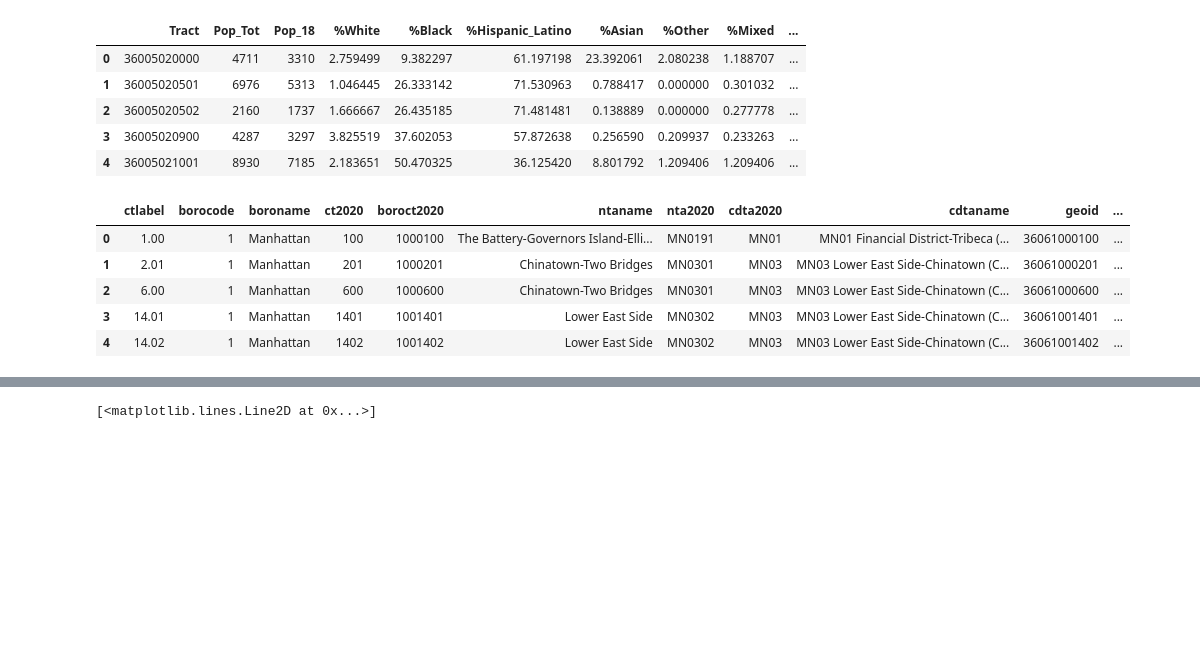
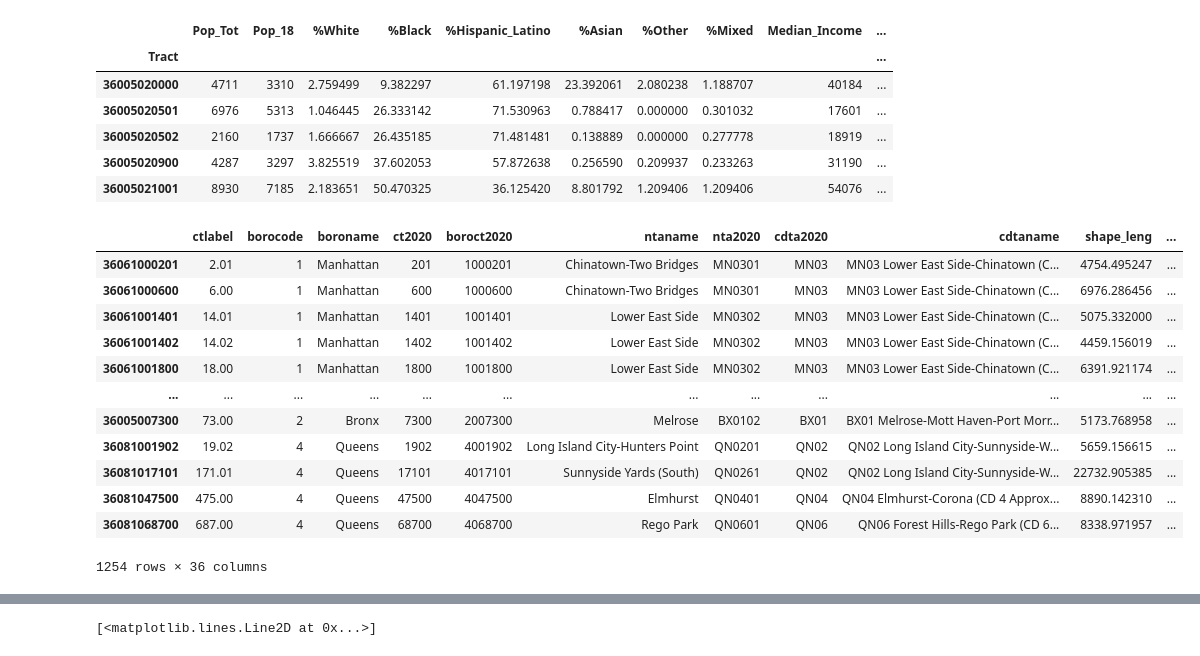
Before and after one commit to emj1020/complex_urban_systems_finalproj, a Jupyter notebook: Scripts/SAMI.ipynb, the cells around one changed output, grey strips where cells are left out. Cells and saved outputs as stored; diff of their text form; code cells hidden in the pictures; blank space fills up the shorter version.

```diff
--- a/Scripts/SAMI.ipynb
+++ b/Scripts/SAMI.ipynb
@@ -6,22 +6,32 @@ import geopandas as gpd
 from shapely.wkt import loads
 import statsmodels.api as sm
 # %%
-tracts_demo = pd.read_csv('../Data/demog_tract_level.csv')
+tracts_demo = pd.read_csv('../Data/demog_tract_level.csv',index_col=0)
 tracts_demo.head()
 # %% [output]
-|  | Tract | Pop_Tot | Pop_18 | %White | %Black | %Hispanic_Latino | %Asian | %Other | %Mixed | ... |
-| 0 | 36005020000 | 4711 | 3310 | 2.759499 | 9.382297 | 61.197198 | 23.392061 | 2.080238 | 1.188707 | ... |
-| 1 | 36005020501 | 6976 | 5313 | 1.046445 | 26.333142 | 71.530963 | 0.788417 | 0.000000 | 0.301032 | ... |
-| 2 | 36005020502 | 2160 | 1737 | 1.666667 | 26.435185 | 71.481481 | 0.138889 | 0.000000 | 0.277778 | ... |
-| 3 | 36005020900 | 4287 | 3297 | 3.825519 | 37.602053 | 57.872638 | 0.256590 | 0.209937 | 0.233263 | ... |
-| 4 | 36005021001 | 8930 | 7185 | 2.183651 | 50.470325 | 36.125420 | 8.801792 | 1.209406 | 1.209406 | ... |
+|  | Pop_Tot | Pop_18 | %White | %Black | %Hispanic_Latino | %Asian | %Other | %Mixed | Median_Income | ... |
+| Tract |  |  |  |  |  |  |  |  |  | ... |
+| 36005020000 | 4711 | 3310 | 2.759499 | 9.382297 | 61.197198 | 23.392061 | 2.080238 | 1.188707 | 40184 | ... |
+| 36005020501 | 6976 | 5313 | 1.046445 | 26.333142 | 71.530963 | 0.788417 | 0.000000 | 0.301032 | 17601 | ... |
+| 36005020502 | 2160 | 1737 | 1.666667 | 26.435185 | 71.481481 | 0.138889 | 0.000000 | 0.277778 | 18919 | ... |
+| 36005020900 | 4287 | 3297 | 3.825519 | 37.602053 | 57.872638 | 0.256590 | 0.209937 | 0.233263 | 31190 | ... |
+| 36005021001 | 8930 | 7185 | 2.183651 | 50.470325 | 36.125420 | 8.801792 | 1.209406 | 1.209406 | 54076 | ... |
 # %%
-transit_access = pd.read_csv('../Data/tracts_subway_bus_access.csv',index_col=0)
-transit_access.head()
+# transit_access = pd.read_csv('../Data/tracts_subway_bus_access.csv',index_col=0)
+# transit_access.head()
+transit_access=pd.read_csv('../Data/commute_tt_results.csv',index_col=0)
+transit_access
 # %% [output]
-|  | ctlabel | borocode | boroname | ct2020 | boroct2020 | ntaname | nta2020 | cdta2020 | cdtaname | geoid | ... |
-| 0 | 1.00 | 1 | Manhattan | 100 | 1000100 | The Battery-Governors Island-Elli... | MN0191 | MN01 | MN01 Financial District-Tribeca (... | 36061000100 | ... |
-| 1 | 2.01 | 1 | Manhattan | 201 | 1000201 | Chinatown-Two Bridges | MN0301 | MN03 | MN03 Lower East Side-Chinatown (C... | 36061000201 | ... |
-| 2 | 6.00 | 1 | Manhattan | 600 | 1000600 | Chinatown-Two Bridges | MN0301 | MN03 | MN03 Lower East Side-Chinatown (C... | 36061000600 | ... |
-| 3 | 14.01 | 1 | Manhattan | 1401 | 1001401 | Lower East Side | MN0302 | MN03 | MN03 Lower East Side-Chinatown (C... | 36061001401 | ... |
-| 4 | 14.02 | 1 | Manhattan | 1402 | 1001402 | Lower East Side | MN0302 | MN03 | MN03 Lower East Side-Chinatown (C... | 36061001402 | ... |
+|  | ctlabel | borocode | boroname | ct2020 | boroct2020 | ntaname | nta2020 | cdta2020 | cdtaname | shape_leng | ... |
+| 36061000201 | 2.01 | 1 | Manhattan | 201 | 1000201 | Chinatown-Two Bridges | MN0301 | MN03 | MN03 Lower East Side-Chinatown (C... | 4754.495247 | ... |
+| 36061000600 | 6.00 | 1 | Manhattan | 600 | 1000600 | Chinatown-Two Bridges | MN0301 | MN03 | MN03 Lower East Side-Chinatown (C... | 6976.286456 | ... |
+| 36061001401 | 14.01 | 1 | Manhattan | 1401 | 1001401 | Lower East Side | MN0302 | MN03 | MN03 Lower East Side-Chinatown (C... | 5075.332000 | ... |
+| 36061001402 | 14.02 | 1 | Manhattan | 1402 | 1001402 | Lower East Side | MN0302 | MN03 | MN03 Lower East Side-Chinatown (C... | 4459.156019 | ... |
+| 36061001800 | 18.00 | 1 | Manhattan | 1800 | 1001800 | Lower East Side | MN0302 | MN03 | MN03 Lower East Side-Chinatown (C... | 6391.921174 | ... |
+| ... | ... | ... | ... | ... | ... | ... | ... | ... | ... | ... | ... |
+| 36005007300 | 73.00 | 2 | Bronx | 7300 | 2007300 | Melrose | BX0102 | BX01 | BX01 Melrose-Mott Haven-Port Morr... | 5173.768958 | ... |
+| 36081001902 | 19.02 | 4 | Queens | 1902 | 4001902 | Long Island City-Hunters Point | QN0201 | QN02 | QN02 Long Island City-Sunnyside-W... | 5659.156615 | ... |
+| 36081017101 | 171.01 | 4 | Queens | 17101 | 4017101 | Sunnyside Yards (South) | QN0261 | QN02 | QN02 Long Island City-Sunnyside-W... | 22732.905385 | ... |
+| 36081047500 | 475.00 | 4 | Queens | 47500 | 4047500 | Elmhurst | QN0401 | QN04 | QN04 Elmhurst-Corona (CD 4 Approx... | 8890.142310 | ... |
+| 36081068700 | 687.00 | 4 | Queens | 68700 | 4068700 | Rego Park | QN0601 | QN06 | QN06 Forest Hills-Rego Park (CD 6... | 8338.971957 | ... |
+1254 rows × 36 columns
```
Also changed, not shown: parts of 10 cells of this notebook, 2 other files.
